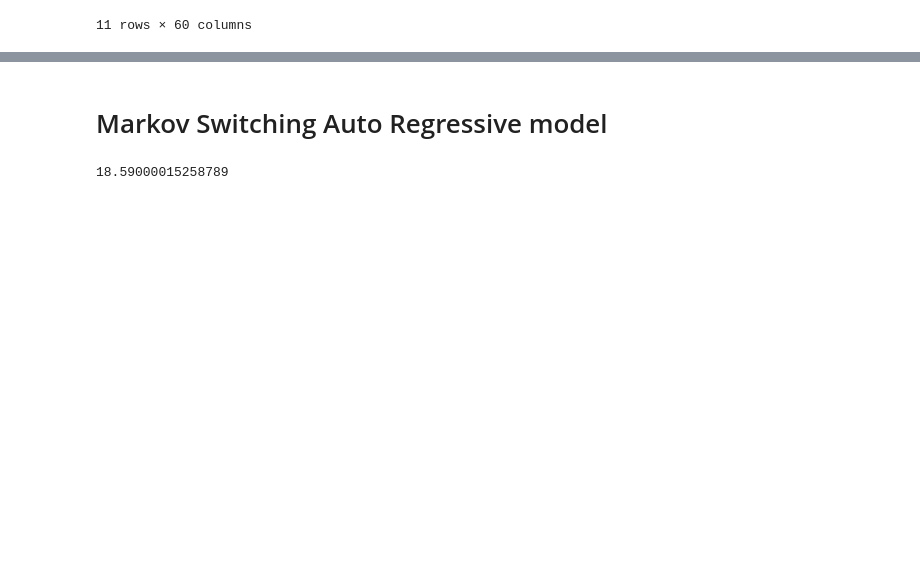
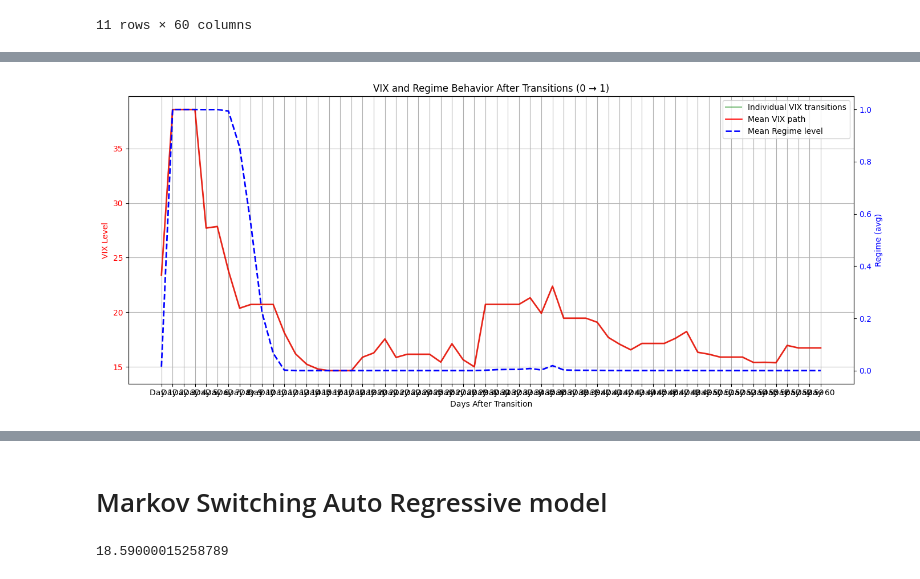
Before and after one commit to DylanSuniaga/VIXNLP, a Jupyter notebook: finnhub_news/macro_analysis.ipynb, the cells around one changed output, grey strips where cells are left out. Saved outputs shown, nothing was run; the diff lists cells and outputs as text; code cells hidden in the pictures; blank space fills up the shorter version.

```diff
--- a/finnhub_news/macro_analysis.ipynb
+++ b/finnhub_news/macro_analysis.ipynb
@@ -351,0 +367,38 @@ plt.show()
+# %%
+classification_df_test = macro_utils.identify_sustained_regimes_and_transitions(test_df)
+# %%
+result = macro_utils.transform_vix_data(classification_df_test, window=60)
+vix_windows_df_test = result["vix_windows_df_train"]
+regime_windows_df_test = result["regime_windows_df_train"]
+vix_windows_past_df_test = result["vix_windows_past_df_train"]
+# %%
+import matplotlib.pyplot as plt
+
+plt.figure(figsize=(14, 6))
+
+# Primary axis: VIX transitions
+ax1 = plt.gca()
+ax1.plot(vix_windows_df_test.T, color="green", alpha=0.5, label="Individual VIX transitions")
+ax1.plot(vix_windows_df_test.mean(axis=0).values, color="red",alpha=0.8, linewidth=2, label="Mean VIX path")
+ax1.set_xlabel("Days After Transition")
+ax1.set_ylabel("VIX Level", color="red")
+ax1.tick_params(axis='y', labelcolor="red")
+ax1.set_title("VIX and Regime Behavior After Transitions (0 → 1)")
+ax1.grid(True)
+
+# Secondary axis: Regime values
+ax2 = ax1.twinx()
+ax2.plot(regime_windows_df_test.mean(axis=0).values, color="blue", linewidth=2, linestyle="--", label="Mean Regime level")
+ax2.set_ylabel("Regime (avg)", color="blue")
+ax2.tick_params(axis='y', labelcolor="blue")
+ax2.set_ylim(-0.05, 1.05)  # Because regime is binary
+
+# Combined legends
+lines_1, labels_1 = ax1.get_legend_handles_labels()
+lines_2, labels_2 = ax2.get_legend_handles_labels()
+plt.legend(lines_1 + lines_2, labels_1 + labels_2, loc="upper right")
+
+plt.tight_layout()
+plt.show()
+# %% [output]
+[figure, added]
```
Also changed, not shown: parts of 14 cells of this notebook, 1 other file.
